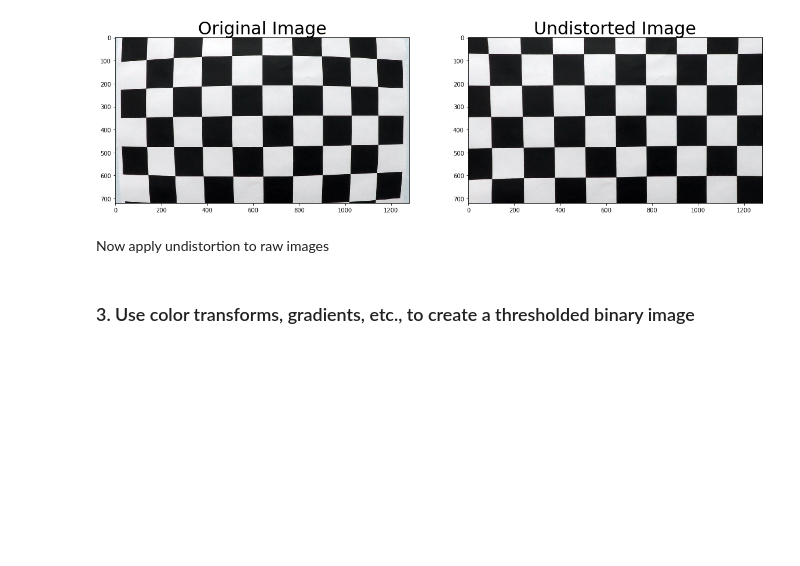
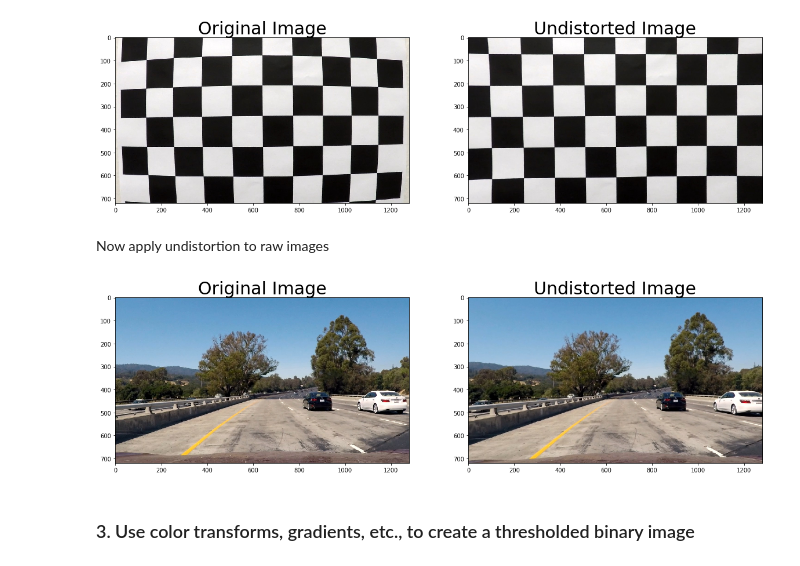
Before and after one commit to ek8203/CarND-Advanced-Lane-Lines, a Jupyter notebook: advanced_lane_finding.ipynb, the cells around one changed output. Drawn from its saved outputs; the diff is of its cells as text; code cells hidden in the pictures; blank space fills up the shorter version.

```diff
--- a/advanced_lane_finding.ipynb
+++ b/advanced_lane_finding.ipynb
@@ -80,6 +80,7 @@ for idx, fname in enumerate(images):
 #cv2.destroyAllWindows()
 
 img = cv2.imread('camera_cal/calibration1.jpg')
+img = cv2.cvtColor(img, cv2.COLOR_BGR2RGB)
 img_size = (img.shape[1], img.shape[0])
 
 # Do camera calibration given object points and image points
@@ -90,7 +91,6 @@ dist_pickle = {}
 dist_pickle["mtx"] = mtx
 dist_pickle["dist"] = dist
 pickle.dump( dist_pickle, open( "camera_cal/dist_pickle.p", "wb" ) )
-#dst = cv2.cvtColor(dst, cv2.COLOR_BGR2RGB)
 
 print('Number of images with detected corners =', len(imgpoints))
 print('Number of images with not detected corners =', len(test_fnames))
@@ -151,11 +152,12 @@ def undistort_image(image, dist_pickle_fname):
     mtx = dist_pickle["mtx"]
     dist = dist_pickle["dist"]
     # Undistort using mtx and dist
-    undist = cv2.undistort(img, mtx, dist, None, mtx)
+    undist = cv2.undistort(image, mtx, dist, None, mtx)
     return undist
 
 # Test on chessboard image
 image = cv2.imread(test_fnames[0])
+image = cv2.cvtColor(image, cv2.COLOR_BGR2RGB)
 undist = undistort_image(image, "camera_cal/dist_pickle.p")
 
 # Visualize undistortion
@@ -166,6 +168,18 @@ plt.close(figure)    # close the figure
 [figure]
 # %% [markdown]
 Now apply undistortion to raw images
+# %%
+# Test on a raw test image
+image = cv2.imread('test_images/test1.jpg')
+image = cv2.cvtColor(image, cv2.COLOR_BGR2RGB)
+undist = undistort_image(image, "camera_cal/dist_pickle.p")
+
+# Visualize undistortion
+figure = plt_two(image, undist, 'Original Image', 'Undistorted Image')
+figure.savefig('output_images/test_calibration.jpg')   # save the figure to file
+plt.close(figure)    # close the figure
+# %% [output]
+[figure, added]
 # %% [markdown]
 ### 3. Use color transforms, gradients, etc., to create a thresholded binary image
 # %% [markdown]
```
Also changed, not shown: parts of 4 cells of this notebook.
